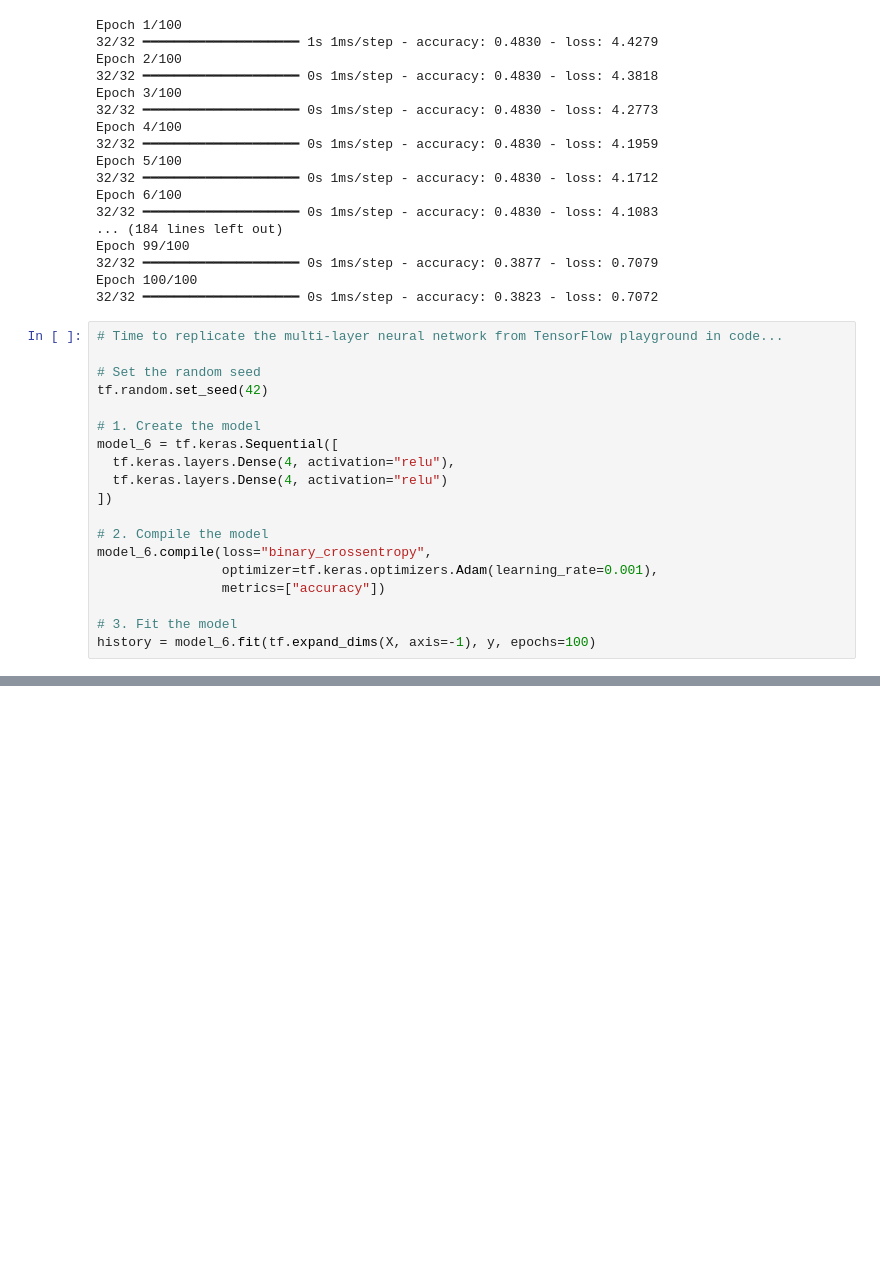
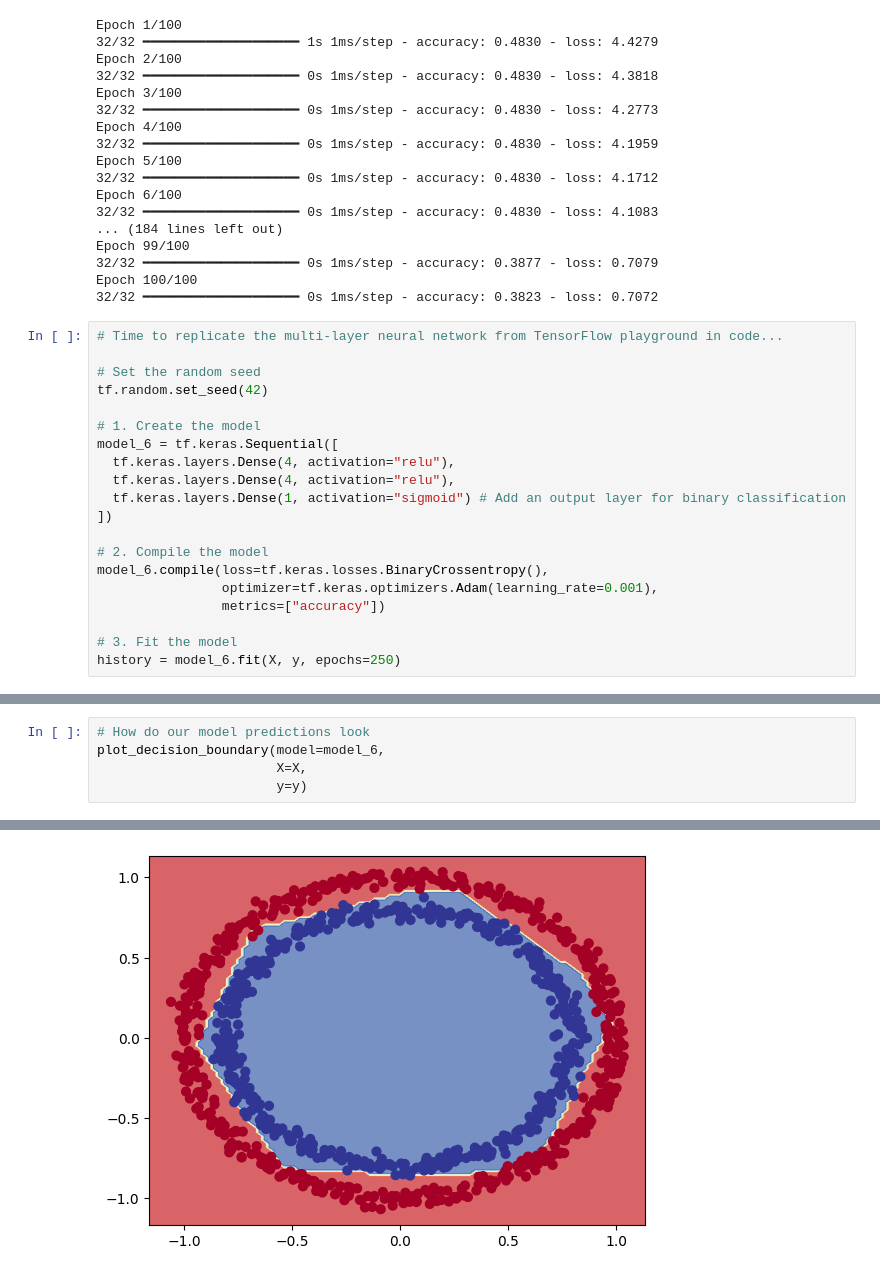
Before and after one commit to JJThoms1/02_neural_network_classification_with_tensorflow_video, a Jupyter notebook: 02_neural_network_classification_with_tensorflow_video.ipynb, the cells around one changed output, grey strips where cells are left out. Drawn from its saved outputs; the diff is of its cells as text; blank space fills up the shorter version.

```diff
--- a/02_neural_network_classification_with_tensorflow_video.ipynb
+++ b/02_neural_network_classification_with_tensorflow_video.ipynb
@@ -429,13 +429,14 @@ tf.random.set_seed(42)
 # 1. Create the model
 model_6 = tf.keras.Sequential([
   tf.keras.layers.Dense(4, activation="relu"),
-  tf.keras.layers.Dense(4, activation="relu")
+  tf.keras.layers.Dense(4, activation="relu"),
+  tf.keras.layers.Dense(1, activation="sigmoid") # Add an output layer for binary classification
 ])
 
 # 2. Compile the model
-model_6.compile(loss="binary_crossentropy",
+model_6.compile(loss=tf.keras.losses.BinaryCrossentropy(),
                 optimizer=tf.keras.optimizers.Adam(learning_rate=0.001),
                 metrics=["accuracy"])
 
 # 3. Fit the model
-history = model_6.fit(tf.expand_dims(X, axis=-1), y, epochs=100)
+history = model_6.fit(X, y, epochs=250)
@@ -441,0 +467,6 @@ history = model_6.fit(tf.expand_dims(X, axis=-1), y, epochs=100)
+# %%
+# How do our model predictions look
+plot_decision_boundary(model=model_6,
+                       X=X,
+                       y=y)
+# %% [output]
@@ -441,0 +475 @@ history = model_6.fit(tf.expand_dims(X, axis=-1), y, epochs=100)
+[figure, added]
```
Also changed, not shown: parts of 7 cells of this notebook.
